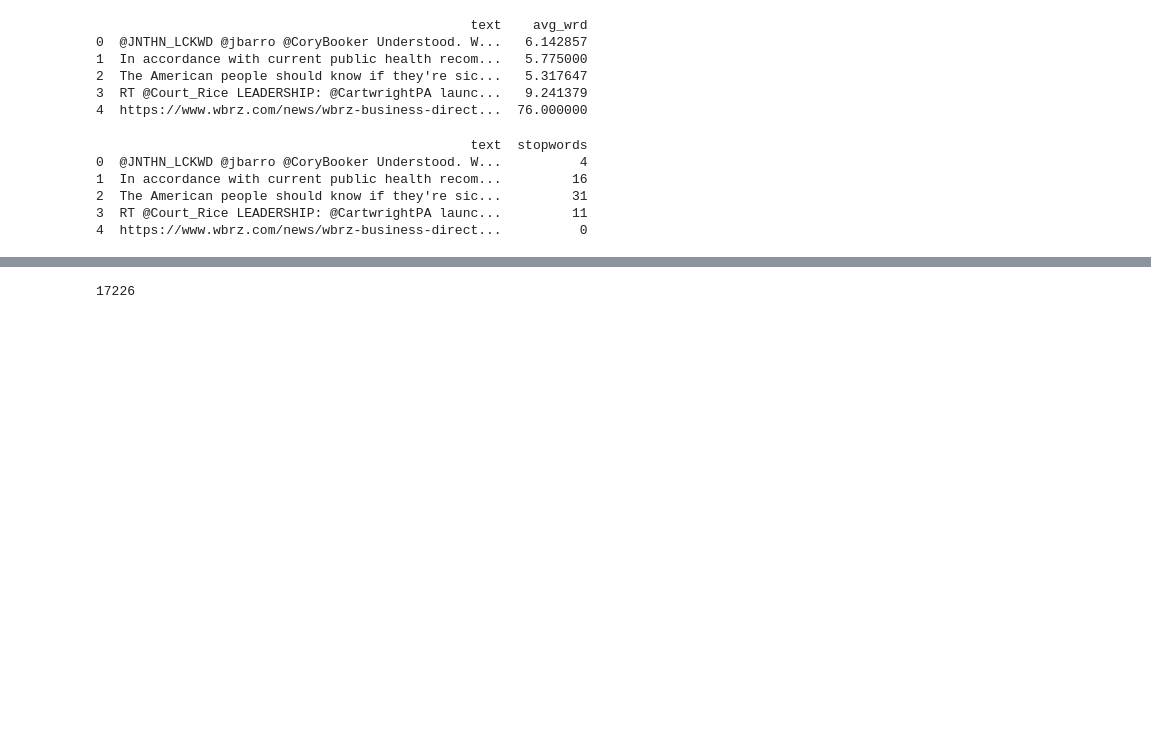
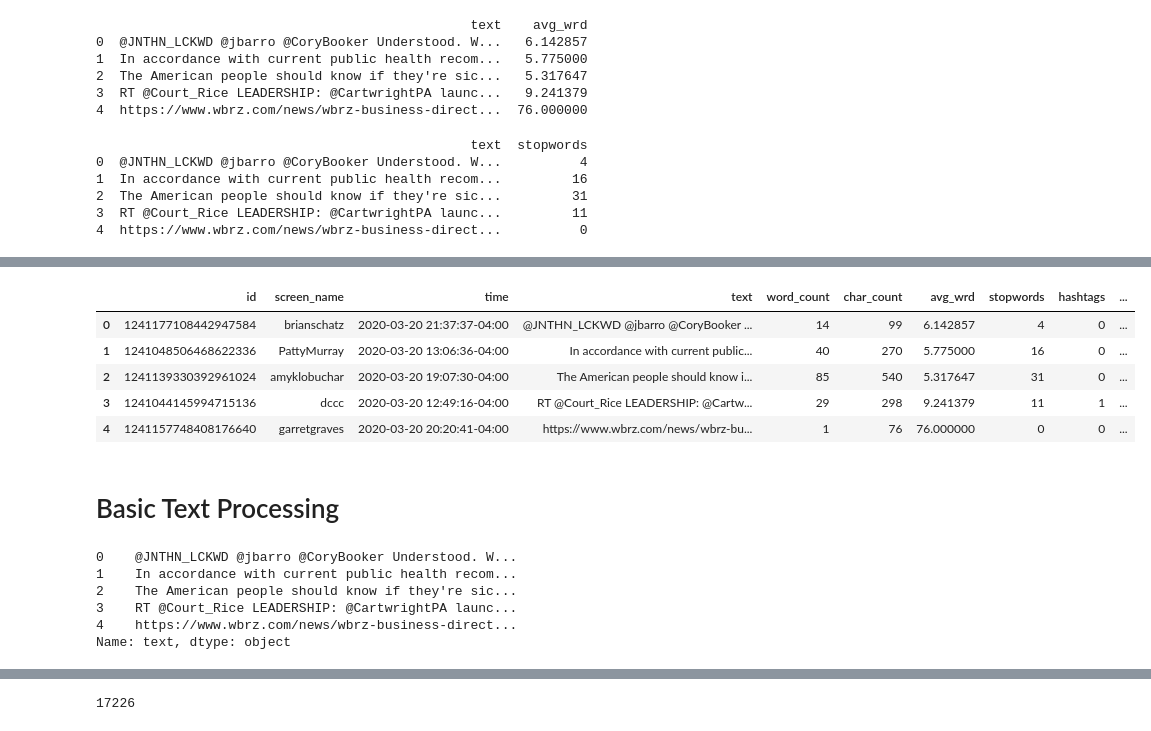
Before and after one commit to datascisteven/Twitter-Sentiment-Analysis, a Jupyter notebook: practice.ipynb, the cells around one changed output, grey strips where cells are left out. Saved outputs shown, nothing was run; the diff lists cells and outputs as text; code cells hidden in the pictures; blank space fills up the shorter version.

```diff
--- a/practice.ipynb
+++ b/practice.ipynb
@@ -181,0 +265,21 @@ stop_words(df, 'text')
+# %%
+df.head()
+# %% [output]
+|  | id | screen_name | time | text | word_count | char_count | avg_wrd | stopwords | hashtags | ... |
+| 0 | 1241177108442947584 | brianschatz | 2020-03-20 21:37:37-04:00 | @JNTHN_LCKWD @jbarro @CoryBooker ... | 14 | 99 | 6.142857 | 4 | 0 | ... |
+| 1 | 1241048506468622336 | PattyMurray | 2020-03-20 13:06:36-04:00 | In accordance with current public... | 40 | 270 | 5.775000 | 16 | 0 | ... |
+| 2 | 1241139330392961024 | amyklobuchar | 2020-03-20 19:07:30-04:00 | The American people should know i... | 85 | 540 | 5.317647 | 31 | 0 | ... |
+| 3 | 1241044145994715136 | dccc | 2020-03-20 12:49:16-04:00 | RT @Court_Rice LEADERSHIP: @Cartw... | 29 | 298 | 9.241379 | 11 | 1 | ... |
+| 4 | 1241157748408176640 | garretgraves | 2020-03-20 20:20:41-04:00 | https://www.wbrz.com/news/wbrz-bu... | 1 | 76 | 76.000000 | 0 | 0 | ... |
+# %% [markdown]
+# Basic Text Processing
+# %%
+X = df2
+X.head()
+# %% [output]
+0    @JNTHN_LCKWD @jbarro @CoryBooker Understood. W...
+1    In accordance with current public health recom...
+2    The American people should know if they're sic...
+3    RT @Court_Rice LEADERSHIP: @CartwrightPA launc...
+4    https://www.wbrz.com/news/wbrz-business-direct...
+Name: text, dtype: object
```
Also changed, not shown: parts of 18 cells of this notebook, 2 other files.
